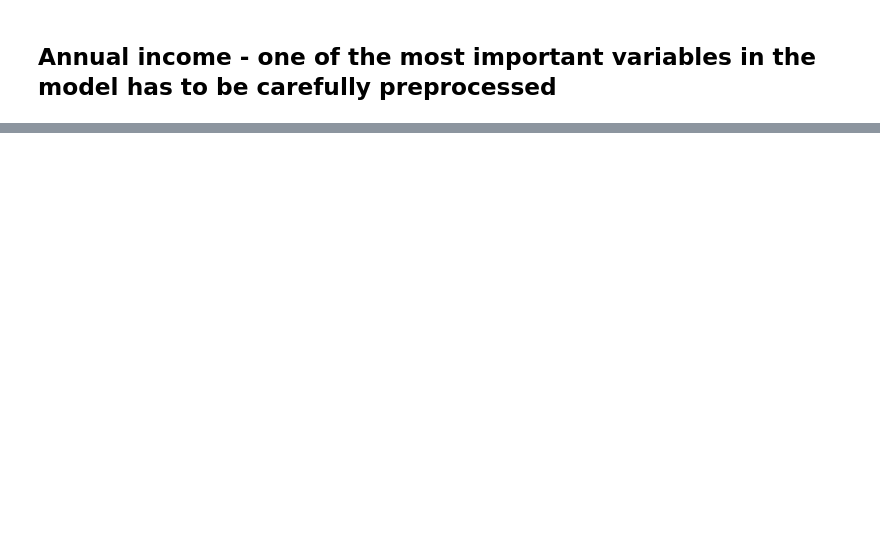
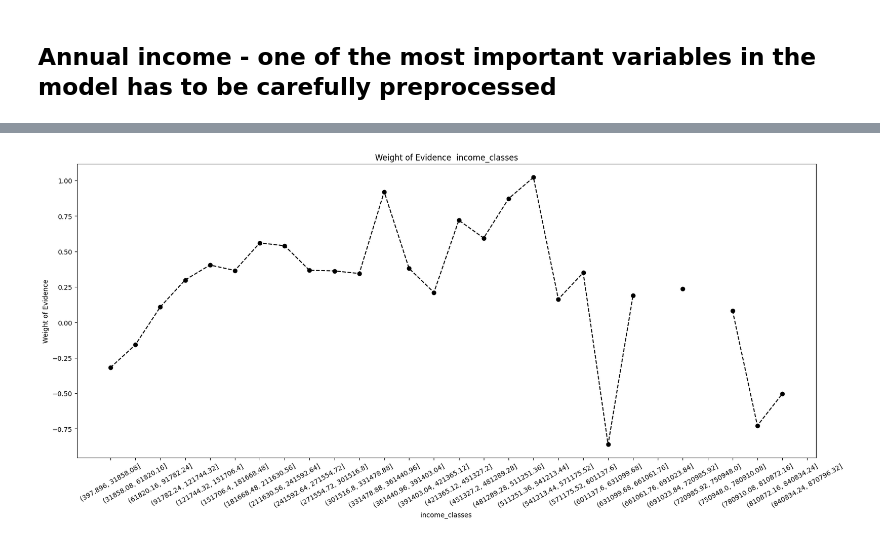
Before and after one commit to OzodbekOzodov/_credit-risk-modeling, a Jupyter notebook: main-project.ipynb, the cells around one changed output, grey strips where cells are left out. Drawn from its saved outputs; the diff is of its cells as text; code cells hidden in the pictures; blank space fills up the shorter version.

Commit message:
fixed small errors with annual income variable

```diff
--- a/main-project.ipynb
+++ b/main-project.ipynb
@@ -529,6 +731,7 @@ print(max_income_observation)
-# %%
-inputs = inputs.reset_index(drop=True)
-df_income = woe_iv_cont(inputs, 'income_classes', targets)
+# %%
+plot_woe(df_income, x_degree=30)
+# %% [output]
+[figure, added]
 # %%
 plt.figure(figsize=(8, 6))
 inputs['annual_inc'].plot(kind='kde')
```
Also changed, not shown: parts of 37 cells of this notebook.
